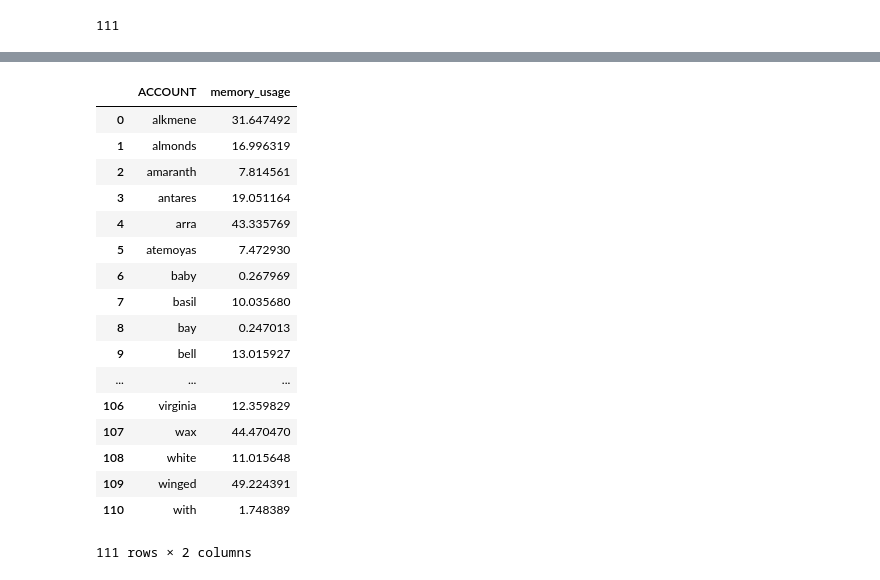
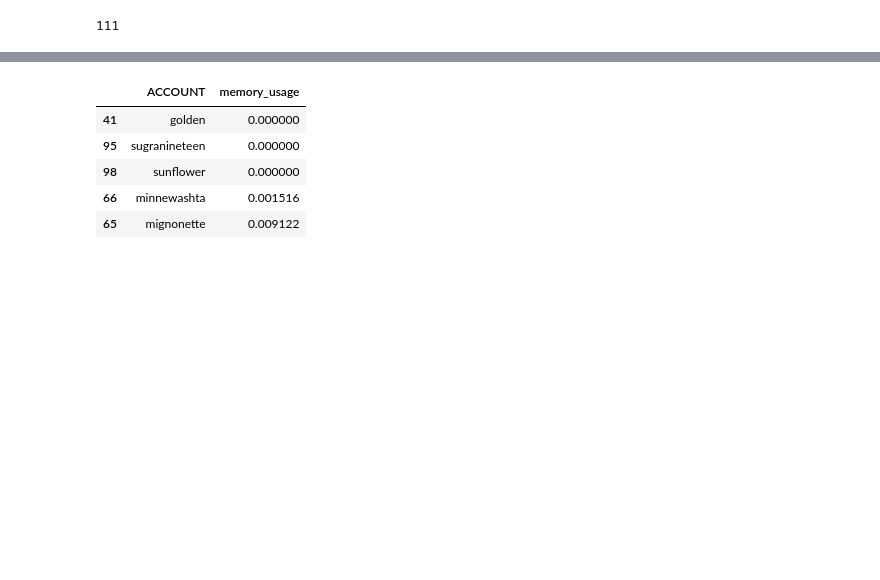
Before and after one commit to Barrett-Rogers/dq2-accre-porcupines, a Jupyter notebook: drexhepi_dancing_dq2.ipynb, the cells around one changed output, grey strips where cells are left out. Saved outputs shown, nothing was run; the diff lists cells and outputs as text; code cells hidden in the pictures; blank space fills up the shorter version.

```diff
--- a/drexhepi_dancing_dq2.ipynb
+++ b/drexhepi_dancing_dq2.ipynb
@@ -691,4 +690,4 @@ grp_percent.head()
 # %%
 #check one of the users.throw it out!maybe
 #remove blood account bc they are using more memory than requried
-grp_percent[grp_percent.ACCOUNT=='blood']
+grp_percent.drop(grp_percent[grp_percent.ACCOUNT=='blood'].index,inplace=True)
@@ -699,23 +694,11 @@ grp_percent[grp_percent.ACCOUNT=='blood']
 # %%
-grp_average=grp_percent.groupby('ACCOUNT',as_index=False)[['memory_usage']].mean()
+grp_average=grp_percent.groupby('ACCOUNT',as_index=False)[['memory_usage']].mean().sort_values('memory_usage')
 # %%
-grp_average
+grp_average.head()
 # %% [output]
 |  | ACCOUNT | memory_usage |
-| 0 | alkmene | 31.647492 |
-| 1 | almonds | 16.996319 |
-| 2 | amaranth | 7.814561 |
-| 3 | antares | 19.051164 |
-| 4 | arra | 43.335769 |
-| 5 | atemoyas | 7.472930 |
-| 6 | baby | 0.267969 |
-| 7 | basil | 10.035680 |
-| 8 | bay | 0.247013 |
-| 9 | bell | 13.015927 |
-| ... | ... | ... |
-| 106 | virginia | 12.359829 |
-| 107 | wax | 44.470470 |
-| 108 | white | 11.015648 |
-| 109 | winged | 49.224391 |
-| 110 | with | 1.748389 |
+| 41 | golden | 0.000000 |
+| 95 | sugranineteen | 0.000000 |
+| 98 | sunflower | 0.000000 |
+| 66 | minnewashta | 0.001516 |
+| 65 | mignonette | 0.009122 |
-111 rows × 2 columns
```
Also changed, not shown: parts of 48 cells of this notebook.
